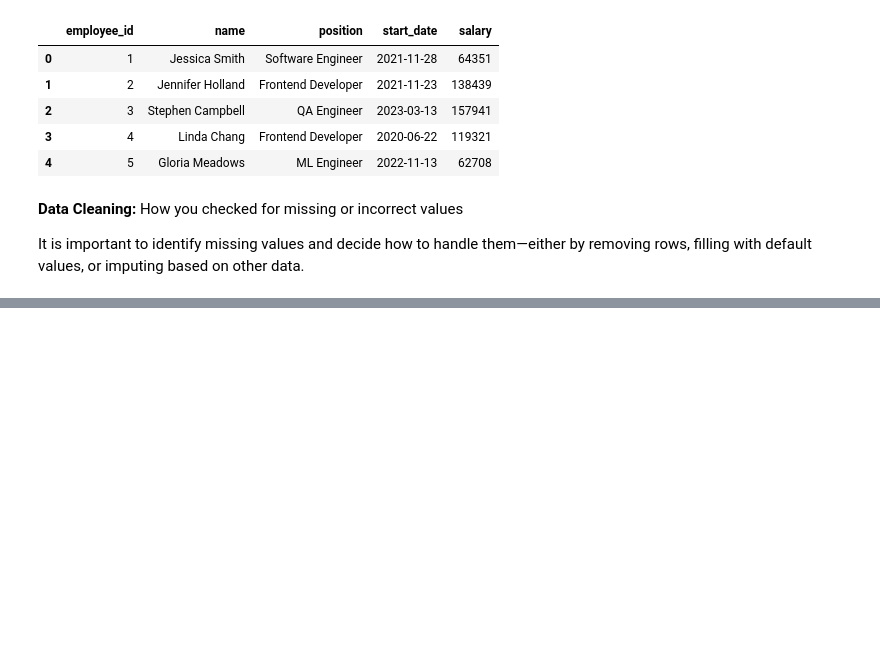
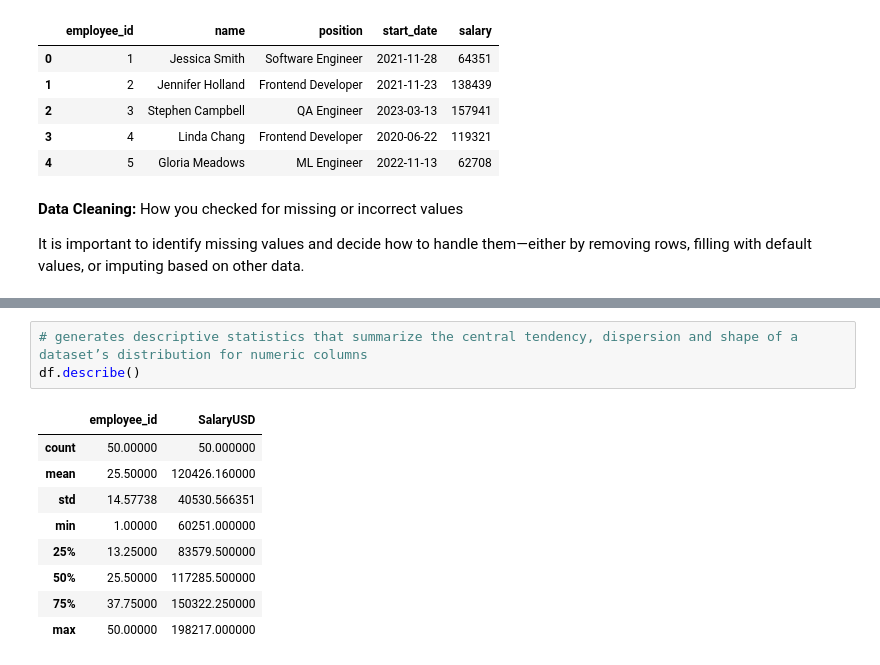
Before and after one commit to MandeepCon/Lab3-DataEngineering-EDA, a Jupyter notebook: Lab3-DataEngineering&EDA.ipynb, the cells around one changed output, grey strips where cells are left out. Cells and saved outputs as stored; diff of their text form; blank space fills up the shorter version.

```diff
--- a/Lab3-DataEngineering&EDA.ipynb
+++ b/Lab3-DataEngineering&EDA.ipynb
@@ -173,0 +220,13 @@ No missing values found in the DataFrame.
+# %%
+# generates descriptive statistics that summarize the central tendency, dispersion and shape of a dataset’s distribution for numeric columns
+df.describe()
+# %% [output]
+|  | employee_id | SalaryUSD |
+| count | 50.00000 | 50.000000 |
+| mean | 25.50000 | 120426.160000 |
+| std | 14.57738 | 40530.566351 |
+| min | 1.00000 | 60251.000000 |
+| 25% | 13.25000 | 83579.500000 |
+| 50% | 25.50000 | 117285.500000 |
+| 75% | 37.75000 | 150322.250000 |
+| max | 50.00000 | 198217.000000 |
```
Also changed, not shown: parts of 7 cells of this notebook.
